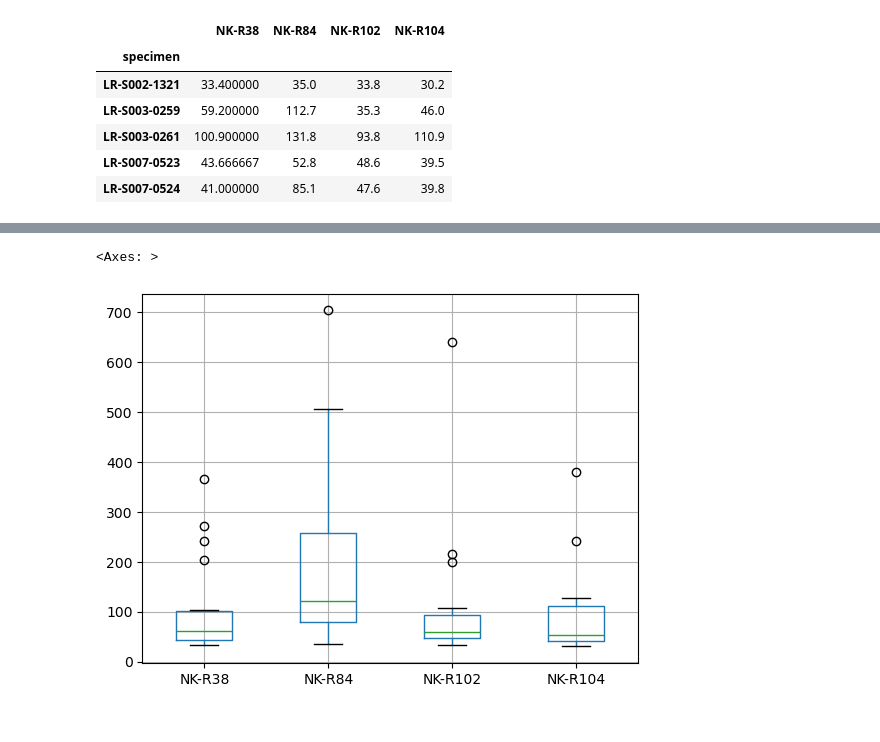
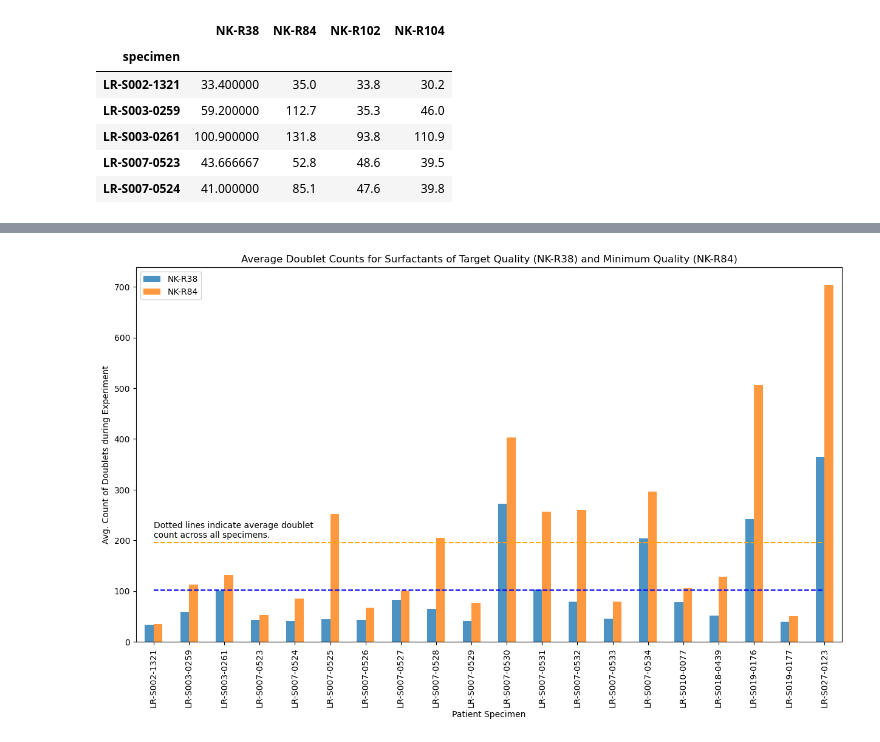
Before and after one commit to nicolejordann/Project_1, a Jupyter notebook: JameysCharts.ipynb, the cells around one changed output, grey strips where cells are left out. Cells and saved outputs as stored; diff of their text form; code cells hidden in the pictures.

```diff
--- a/JameysCharts.ipynb
+++ b/JameysCharts.ipynb
@@ -75,5 +94,14 @@ plt.hlines(doublets_df['NK-R102'].mean(),0,20,colors='red',linestyles='--')
-# %%
-doublets_df.boxplot()
-# %% [output]
-<Axes: >
-[figure, removed]
+# %%
+# This cell is the same bar chart, but only for NK-R38 and NK-R84. I think of it as the 'before'
+# data. These are the two surfactants we're looking at to establish the range where we want our
+# possible next surfactants to be.
+doublets_df.plot(y=['NK-R38','NK-R84'],kind='bar',figsize=(15,8),\
+                 ylabel='Avg. Count of Doublets during Experiment',xlabel='Patient Specimen',\
+                    alpha=0.8)
+plt.hlines(doublets_df['NK-R38'].mean(),0,19,colors='blue',linestyles='--')
+plt.hlines(doublets_df['NK-R84'].mean(),0,19,colors='orange',linestyles='--')
+plt.title('Average Doublet Counts for Surfactants of Target Quality (NK-R38) and Minimum Quality (NK-R84)')
+plt.annotate('Dotted lines indicate average doublet \ncount across all specimens.',(0,205))
+plt.show()
+# %% [output]
+[figure, added]
```
Also changed, not shown: parts of 15 cells of this notebook, 8 other files.
